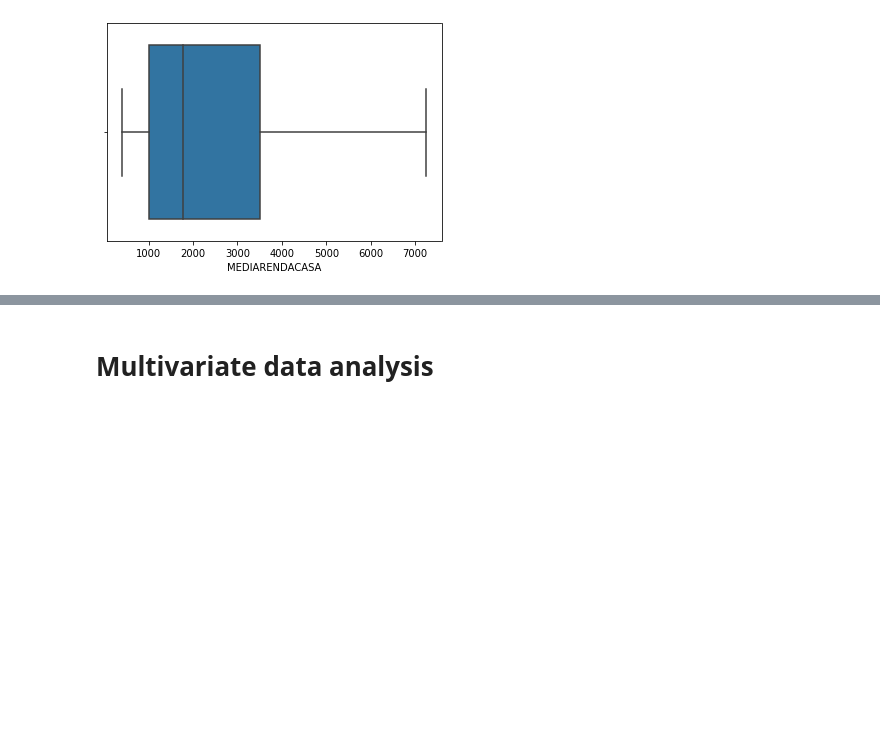
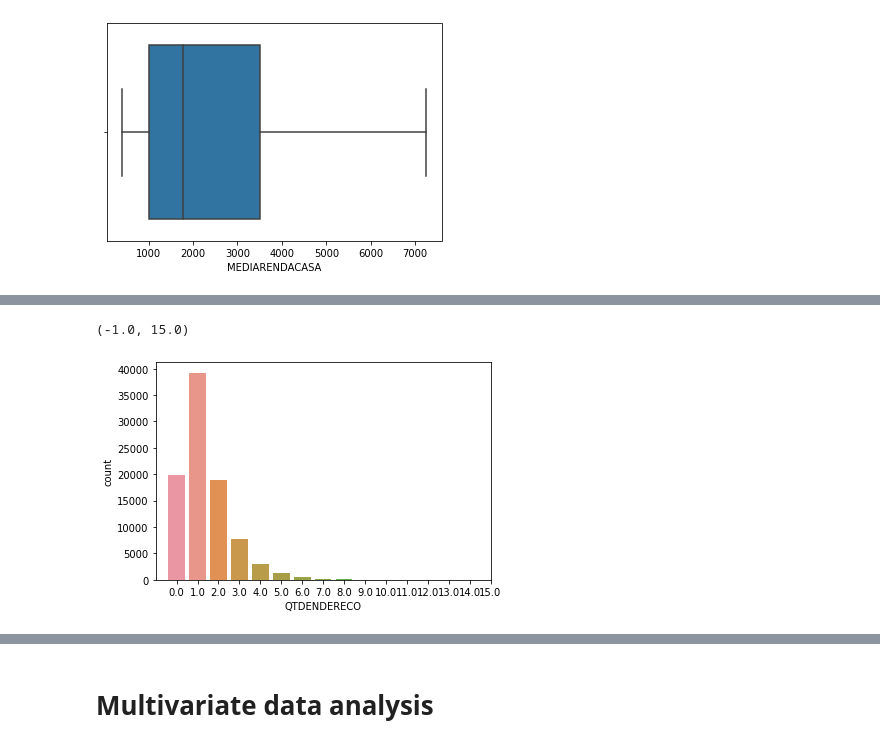
Before and after one commit to ednakatani/Data-Science, a Jupyter notebook: DS_project.ipynb, the cells around one changed output, grey strips where cells are left out. Cells and saved outputs as stored; diff of their text form; code cells hidden in the pictures; blank space fills up the shorter version.

```diff
--- a/DS_project.ipynb
+++ b/DS_project.ipynb
@@ -246,0 +318,6 @@ sns.boxplot(x = df_train["MEDIARENDACASA"], showfliers=False)
+# %%
+sns.countplot(x=df_train['QTDENDERECO'])
+plt.xlim(-1, 15)
+# %% [output]
+(-1.0, 15.0)
+[figure, added]
```
Also changed, not shown: parts of 24 cells of this notebook, 1 other file.
